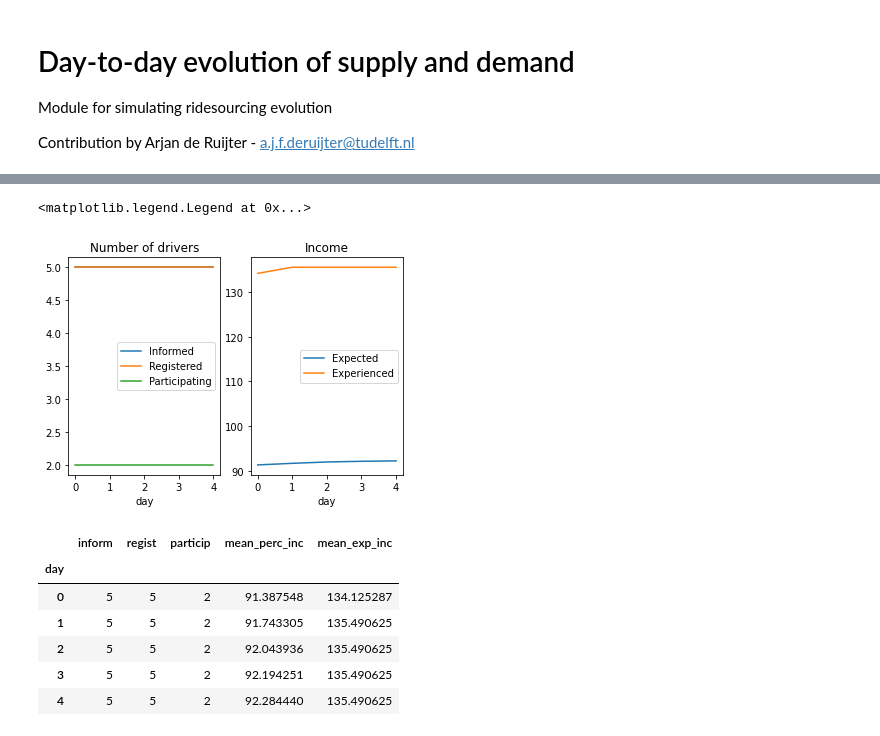
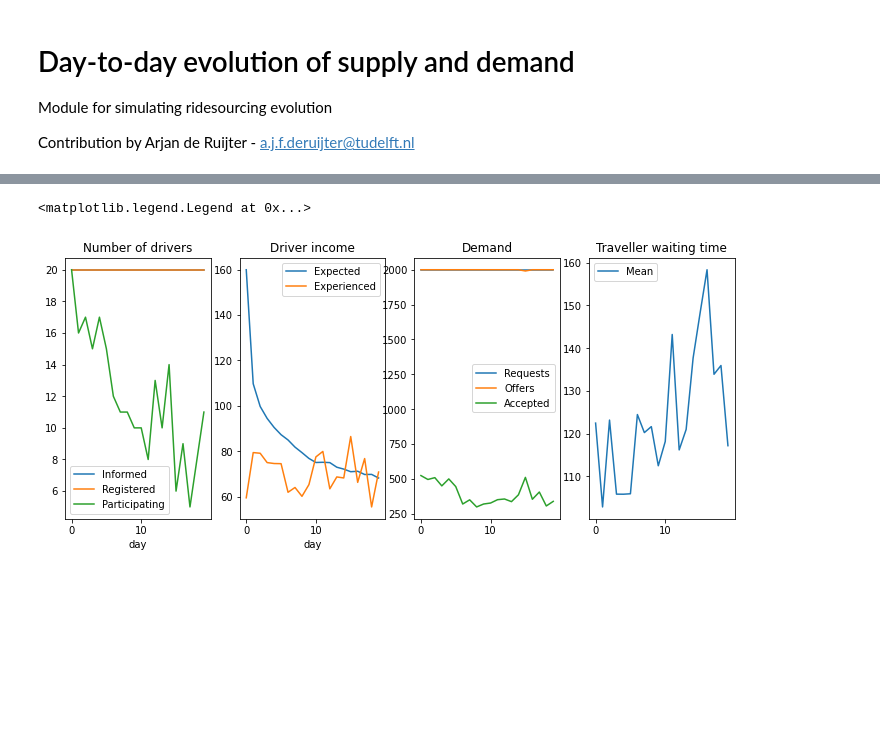
Before and after one commit to RafalKucharskiPK/MaaSSim, a Jupyter notebook: docs/tutorials/09_2S-evo.ipynb, the cells around one changed output, grey strips where cells are left out. Drawn from its saved outputs; the diff is of its cells as text; code cells hidden in the pictures; blank space fills up the shorter version.

Commit message:
added d2d demand statistics

```diff
--- a/docs/tutorials/09_2S-evo.ipynb
+++ b/docs/tutorials/09_2S-evo.ipynb
@@ -30,9 +30,9 @@ params.parallel.nReplications = 1
 params.parallel.nThread = 3
 
 # Main experimental settings
-params.nP = 200 # travellers
-params.nV = 5 # drivers
-params.nD = 5 # days
+params.nP = 2000 # travellers
+params.nV = 20 # drivers
+params.nD = 20 # days
 params.simTime = 8 # hours
 
 params.demand_structure.destinations_dispertion = -0.0003
@@ -41,7 +41,7 @@ params.demand_structure.destinations_dispertion = -0.0003
 params.evol.drivers.omega = 5 # recency: until this day perfect memory, afterwards weight 1/recency for last experience
 params.evol.drivers.res_wage.mean = 80 #euros
 params.evol.drivers.res_wage.std = 20 #euros
-params.evol.drivers.init_inc_ratio = 1 #expected income of informed drivers at start of sim as ratio of res wage
+params.evol.drivers.init_inc_ratio = 2 #expected income of informed drivers at start of sim as ratio of res wage
 
 params.evol.drivers.inform.prob_start = 1 # probability of being informed at start of sim
 params.evol.drivers.inform.beta = 0.2 # information transmission rate
@@ -72,7 +72,7 @@ params.drivers.fuel_costs = 0.25 #euro/km
 params.t0 = pd.Timestamp.now()
 # %%
 inData = load_G(inData, params, stats=True)  # download graph for the 'params.city' and calc the skim matrices
-inData = generate_demand(inData, params, avg_speed = False)
+inData = generate_demand(inData, params, avg_speed = True)
 fixed_supply = generate_vehicles_d2d(inData, params)
 inData.vehicles = fixed_supply.copy()
 inData.vehicles.platform = inData.vehicles.apply(lambda x: 0, axis = 1)
@@ -98,7 +98,7 @@ for day in range(params.get('nD', 1)):  # run iterations
     sim.output()  # calc results
 
     d2d.drivers[day] = update_d2d_drivers(sim=sim,params=params)
-    d2d.travs[day] = update_d2d_travellers()
+    d2d.travs[day] = update_d2d_travellers(sim=sim,params=params)
     res_inf = word_of_mouth(inData, params = params)
     inData.vehicles.informed = res_inf
     res_regist = platform_regist(inData, d2d.drivers[day], params = params)
@@ -106,5 +106,5 @@ for day in range(params.get('nD', 1)):  # run iterations
     inData.vehicles.expected_income = res_regist.expected_income
     inData.vehicles.pos = fixed_supply.pos
 
-evol_micro, evol_stats = D2D_summary(drivers = d2d.drivers) # multi-day stats
+evol_micro, evol_agg = D2D_summary(d2d=d2d) # multi-day stats
 # %% [output]
@@ -122,22 +128,19 @@ evol_micro, evol_stats = D2D_summary(drivers = d2d.drivers) # multi-day stats
 # %%
 # Plot number of drivers and income
-fig, axes = plt.subplots(nrows=1, ncols=2)
-evol_stats[['regist','inform','particip']].plot(ax = axes[0])
+fig, axes = plt.subplots(nrows=1, ncols=4, figsize = (12,4.8))
+evol_agg.supply[['regist','inform','particip']].plot(ax = axes[0])
 axes[0].set_title('Number of drivers')
 axes[0].legend(['Informed','Registered','Participating'])
-evol_stats[['mean_perc_inc','mean_exp_inc']].plot(ax = axes[1])
-axes[1].set_title('Income')
+evol_agg.supply[['mean_perc_inc','mean_exp_inc']].plot(ax = axes[1])
+axes[1].set_title('Driver income')
 axes[1].legend(['Expected','Experienced'])
+
+evol_agg.demand[['requests','gets_offer','accepts_offer']].plot(ax = axes[2])
+axes[2].set_title('Demand')
+axes[2].legend(['Requests','Offers','Accepted'])
+evol_agg.demand[['mean_wait']].plot(ax = axes[3])
+axes[3].set_title('Traveller waiting time')
+axes[3].legend(['Mean'])
 # %% [output]
 <matplotlib.legend.Legend at 0x...>
-[figure, old version]
+[figure, new version]
-# %%
-evol_stats
-# %% [output]
-|  | inform | regist | particip | mean_perc_inc | mean_exp_inc |
-| day |  |  |  |  |  |
-| 0 | 5 | 5 | 2 | 91.387548 | 134.125287 |
-| 1 | 5 | 5 | 2 | 91.743305 | 135.490625 |
-| 2 | 5 | 5 | 2 | 92.043936 | 135.490625 |
-| 3 | 5 | 5 | 2 | 92.194251 | 135.490625 |
-| 4 | 5 | 5 | 2 | 92.284440 | 135.490625 |
```
Also changed, not shown: parts of 13 cells of this notebook, 1 other file.
